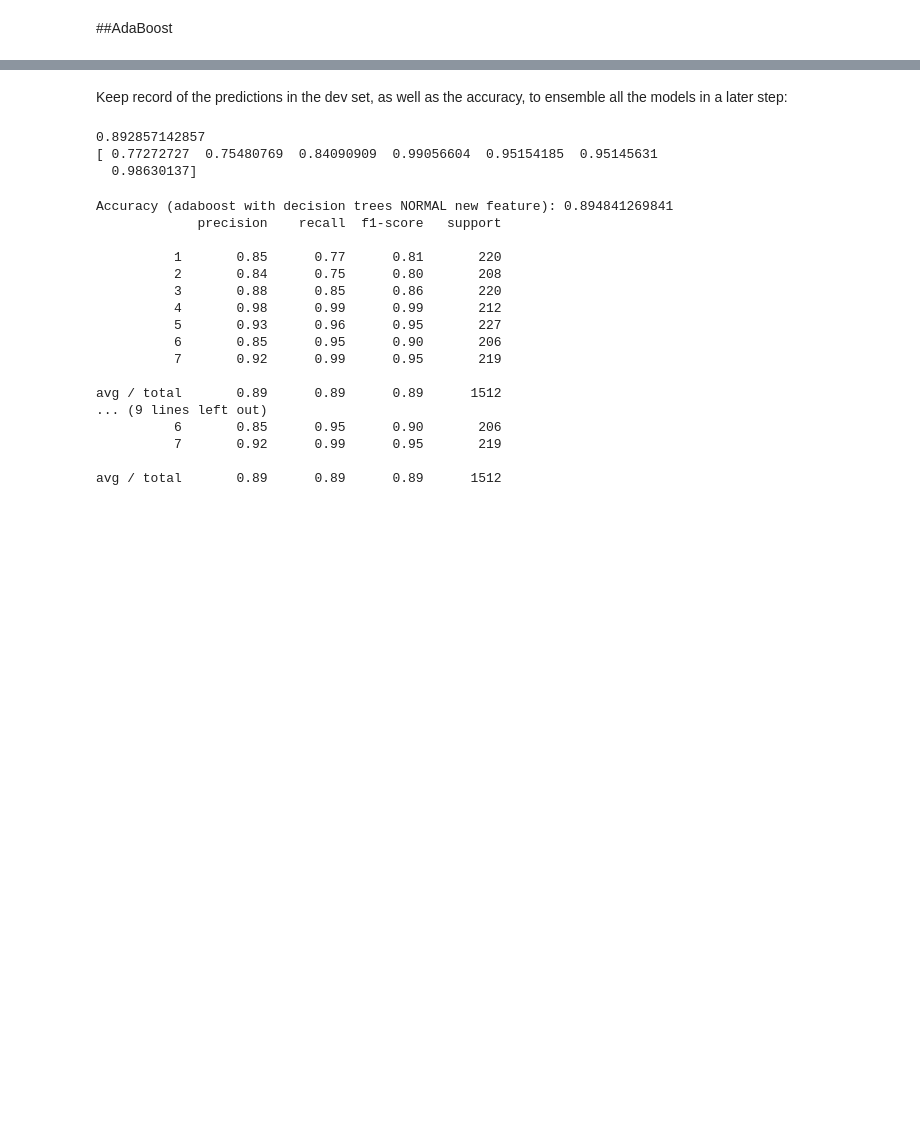
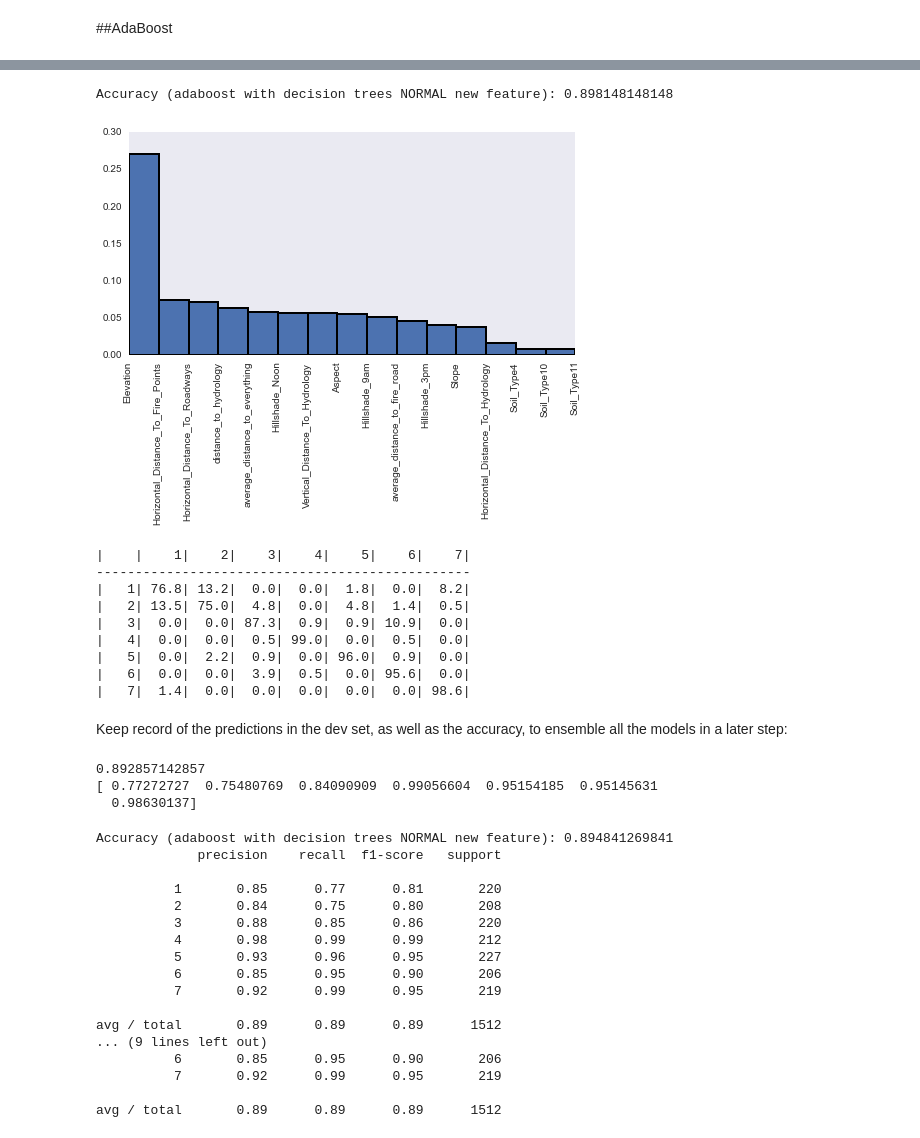
Before and after one commit to vamsisakh/Kaggle-SF-Crime, a Jupyter notebook: W207-Carin_Mahmud_Sakhamuri.ipynb, the cells around one changed output, grey strips where cells are left out. Cells and saved outputs as stored; diff of their text form; code cells hidden in the pictures; blank space fills up the shorter version.

```diff
--- a/W207-Carin_Mahmud_Sakhamuri.ipynb
+++ b/W207-Carin_Mahmud_Sakhamuri.ipynb
@@ -540,2 +567,18 @@ print acc_RF_perType
+# %%
+def print_confusion_matrix(y_dev,y_pred):
+    CM = metrics.confusion_matrix(y_dev, y_pred)
+    CM_percentage = np.around(100*CM.astype('f2') / CM.sum(axis=1)[:, np.newaxis], 1)
+
+    cover_type = [c.rjust(5) for c in map(str, np.unique(y_dev))]
+    print "|    |{}|{}|{}|{}|{}|{}|{}|".format(*cover_type)
+    print '------------------------------------------------'
+    table = []
+    for i,j in enumerate(np.unique(y_dev)):
+        table.append([j, CM_percentage[i,0], CM_percentage[i,1], CM_percentage[i,2],
+                      CM_percentage[i,3], CM_percentage[i,4], CM_percentage[i,5],
+                      CM_percentage[i,6]])
+    for i in table:
+        print "|{:4}|{:5.1f}|{:5.1f}|{:5.1f}|{:5.1f}|{:5.1f}|{:5.1f}|{:5.1f}|".format(*i)
+    print
 # %% [markdown]
 ###Engineering New Features
@@ -792,3 +805,25 @@ avg / total       0.90      0.90      0.90      1512
+# %%
+abc = AdaBoostClassifier(base_estimator=DecisionTreeClassifier(max_depth=20), n_estimators=300, learning_rate=1.0)
+abc.fit(X_train_new, y_train)
+y_pred = abc.predict(X_dev_new)
+print 'Accuracy (adaboost with decision trees NORMAL new feature):', abc.score(X_dev_new,y_dev)
+#print classification_report(y_dev,y_pred)
+
+plot_important_features(abc,15,name_features)
+
+print_confusion_matrix(y_dev,y_pred)
+# %% [output]
+Accuracy (adaboost with decision trees NORMAL new feature): 0.898148148148
+[figure, added]
+|    |    1|    2|    3|    4|    5|    6|    7|
+------------------------------------------------
+|   1| 76.8| 13.2|  0.0|  0.0|  1.8|  0.0|  8.2|
+|   2| 13.5| 75.0|  4.8|  0.0|  4.8|  1.4|  0.5|
+|   3|  0.0|  0.0| 87.3|  0.9|  0.9| 10.9|  0.0|
+|   4|  0.0|  0.0|  0.5| 99.0|  0.0|  0.5|  0.0|
+|   5|  0.0|  2.2|  0.9|  0.0| 96.0|  0.9|  0.0|
+|   6|  0.0|  0.0|  3.9|  0.5|  0.0| 95.6|  0.0|
+|   7|  1.4|  0.0|  0.0|  0.0|  0.0|  0.0| 98.6|
 # %% [markdown]
 Keep record of the predictions in the dev set, as well as the accuracy, to ensemble all the models in a later step:
 # %%
```
Also changed, not shown: parts of 7 cells of this notebook.
